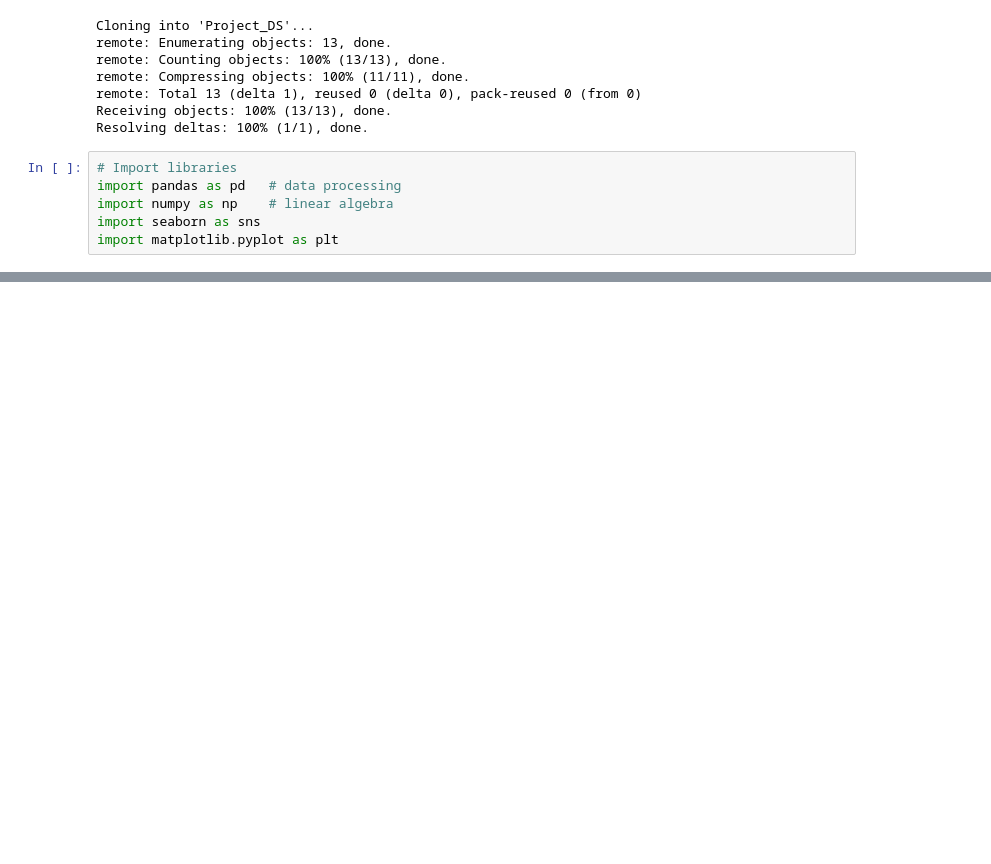
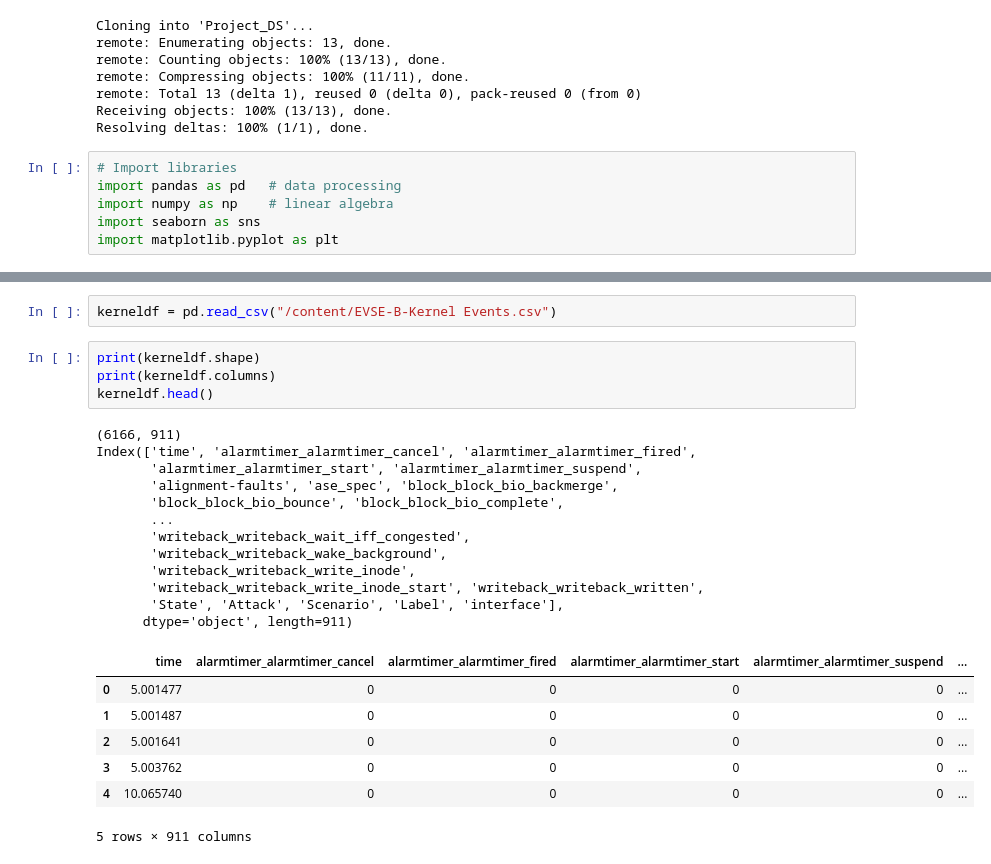
Before and after one commit to Sameer-Tahir/Project_DS, a Jupyter notebook: Project.ipynb, the cells around one changed output, grey strips where cells are left out. Saved outputs shown, nothing was run; the diff lists cells and outputs as text; blank space fills up the shorter version.

```diff
--- a/Project.ipynb
+++ b/Project.ipynb
@@ -26,0 +83,26 @@ import matplotlib.pyplot as plt
+# %%
+kerneldf = pd.read_csv("/content/EVSE-B-Kernel Events.csv")
+# %%
+print(kerneldf.shape)
+print(kerneldf.columns)
+kerneldf.head()
+# %% [output]
+(6166, 911)
+Index(['time', 'alarmtimer_alarmtimer_cancel', 'alarmtimer_alarmtimer_fired',
+       'alarmtimer_alarmtimer_start', 'alarmtimer_alarmtimer_suspend',
+       'alignment-faults', 'ase_spec', 'block_block_bio_backmerge',
+       'block_block_bio_bounce', 'block_block_bio_complete',
+       ...
+       'writeback_writeback_wait_iff_congested',
+       'writeback_writeback_wake_background',
+       'writeback_writeback_write_inode',
+       'writeback_writeback_write_inode_start', 'writeback_writeback_written',
+       'State', 'Attack', 'Scenario', 'Label', 'interface'],
+      dtype='object', length=911)
+|  | time | alarmtimer_alarmtimer_cancel | alarmtimer_alarmtimer_fired | alarmtimer_alarmtimer_start | alarmtimer_alarmtimer_suspend | ... |
+| 0 | 5.001477 | 0 | 0 | 0 | 0 | ... |
+| 1 | 5.001487 | 0 | 0 | 0 | 0 | ... |
+| 2 | 5.001641 | 0 | 0 | 0 | 0 | ... |
+| 3 | 5.003762 | 0 | 0 | 0 | 0 | ... |
+| 4 | 10.065740 | 0 | 0 | 0 | 0 | ... |
+5 rows × 911 columns
```
Also changed, not shown: parts of 8 cells of this notebook.
